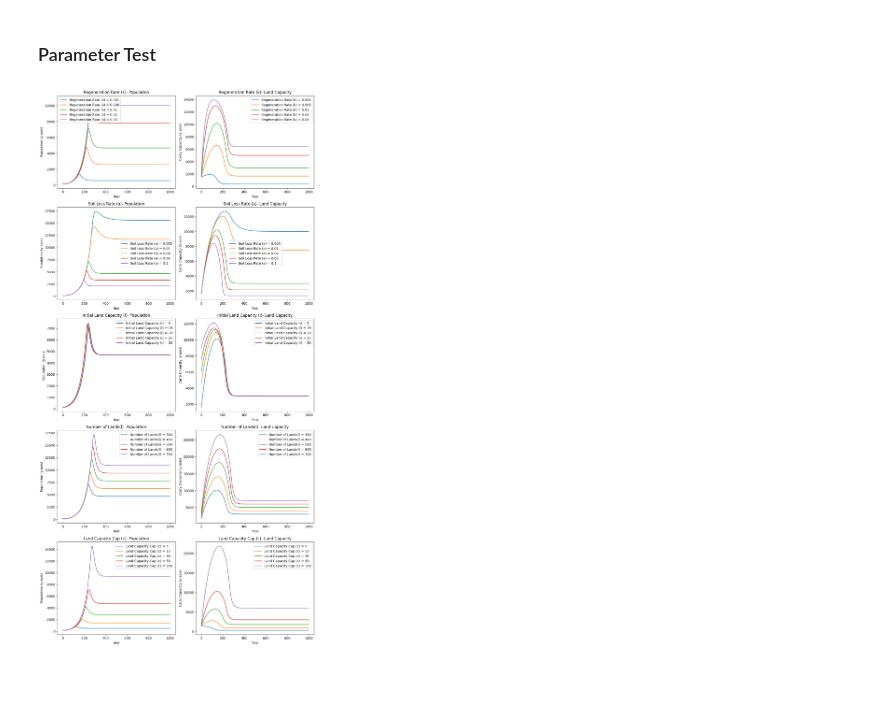
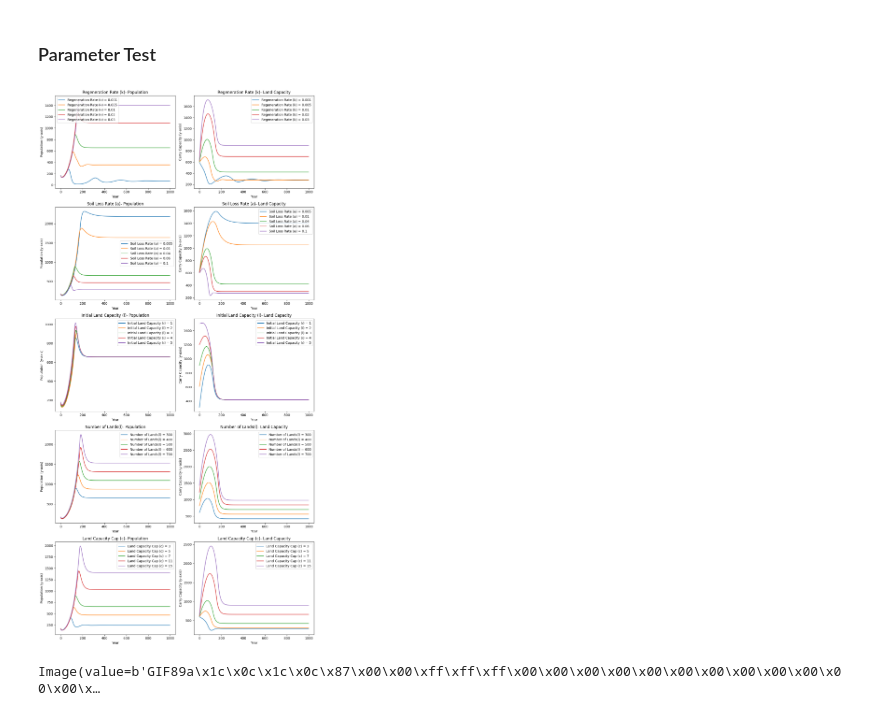
Before and after one commit to yutongliang723/Agent-Based-Model-CSH, a Jupyter notebook: Agent-Based Model - Week 4 Yutong.ipynb, the cells around one changed output. Saved outputs shown, nothing was run; the diff lists cells and outputs as text; code cells hidden in the pictures; blank space fills up the shorter version.

```diff
--- a/Agent-Based Model - Week 4 Yutong.ipynb
+++ b/Agent-Based Model - Week 4 Yutong.ipynb
@@ -160,11 +160,11 @@ def plot_commuism_simulation_population2(vec1, k, a, initial_population, initial
     plt.show()
 
 k = 0.01 # land recovery rate
-a = 0.02 # soil loss rate
+a = 0.1 # soil loss rate
 simulation_time = 1000 #simulation year
 initial_population = 200
-initial_capacity = 4
-initial_lands = 400
-K_star_t = 100
+initial_capacity = 3
+initial_lands = 1000
+K_star_t = 7
 plot_commuism_simulation_population2(vec1, k, a, initial_population, initial_lands, simulation_time, initial_capacity, K_star_t)
 # %% [output]
@@ -175,16 +175,16 @@ plot_commuism_simulation_population2(vec1, k, a, initial_population, initial_lan
 # %%
 
 k_range = [0.001, 0.005, 0.01, 0.02, 0.03] #recovering
-a_range = [0.005, 0.01, 0.04, 0.06, 0.1]
-i_range = [5, 15, 20, 25, 30] #initial_capacity
+a_range = [0.005, 0.01, 0.04, 0.06, 0.1] #depletion rate
+i_range = [1, 2, 3, 4, 5] #initial_capacity
 l_range = [300, 400, 500, 600, 700] #initial lands
-c_range = [5, 15, 30, 50, 100] #land capacity cap
+c_range = [3, 5, 7, 11, 15] #land capacity cap
 
 baseline_k = 0.01  # Select a baseline value for k
 baseline_a = 0.04  # Select a baseline value for a
-baseline_i = 5  # Select a baseline value for d
+baseline_i = 2  # Select a baseline value for i
 baseline_l = 300  # Select a baseline value for d
-baseline_c = 50  # Select a baseline value for c
+baseline_c = 7  # Select a baseline value for c
 
 # Vary k while keeping other parameters constant
 k_result_pop = []
@@ -227,31 +227,31 @@ for c in c_range:
     c_result_food.append(cap)
 
 parameters = [('Regeneration Rate (k)', k_range, k_result_pop, k_result_food),
               ('Soil Loss Rate (a)', a_range, a_result_pop, a_result_food),
               ('Initial Land Capacity (i)', i_range, i_result_pop, i_result_food),
               ('Number of Lands(l)', l_range, l_result_pop, l_result_food),
               ('Land Capacity Cap (c)', c_range, c_result_pop, c_result_food)]
 
 fig, axs = plt.subplots(len(parameters), 2, figsize=(12, 24))
 
 for i, (param_name, param_range, result_pop, result_food) in enumerate(parameters):
     for j in range(len(param_range)):
         axs[i, 0].plot(result_pop[j], label=f'{param_name} = {param_range[j]}')
 
     axs[i, 0].set_xlabel('Year')
     axs[i, 0].set_ylabel('Population (y-axis)')
     axs[i, 0].set_title(param_name + "- Population")
     axs[i, 0].legend()
 
     for j in range(len(param_range)):
         axs[i, 1].plot(result_food[j], label=f'{param_name} = {param_range[j]}')
 
     axs[i, 1].set_xlabel('Year')
     axs[i, 1].set_ylabel('Carry Capacity (y-axis)')
     axs[i, 1].set_title(param_name + "- Land Capacity")
     axs[i, 1].legend()
 
 plt.tight_layout()
 plt.show()
 # %% [output]
-[figure, old version]
+[figure, new version]
@@ -257,0 +307,46 @@ plt.show()
+# %%
+populations, K, _, U, data = communism_simulation_population_original(vec1, k, a, initial_population, initial_lands, simulation_time, initial_capacity, K_star_t)
+
+# Define the dimension of the grid
+grid_dim = int(np.sqrt(max(data[0].keys())))
+
+# Create a colormap
+cmap = plt.get_cmap('RdYlBu')
+
+
+# Function to render the animation for a given year
+def render_animation(year):
+    # Get the data for the current year
+    year_data = data.get(year, {})
+
+    # Create an image with a white background
+    image = Image.new('RGBA', (grid_dim * 100, grid_dim * 100), color=(255, 255, 255, 0))
+    draw = ImageDraw.Draw(image)
+
+    if year_data:
+        # Iterate over each land cell for the current year
+        for land_number, land_data in sorted(year_data.items()):
+            usage = land_data.get('usage', 0)
+            # Map the usage to a color
+            color = (0, 0, 255) if usage == 1 else (255, 255, 255)
+
+            # Calculate the position of the land cell
+            x = (land_number % grid_dim) * 100
+            y = (land_number // grid_dim) * 100
+
+            # Draw a rectangle representing the land cell
+            draw.rectangle([(x, y), (x + 100, y + 100)], fill=color)
+
+    return image
+# Create a list to store the animation frames
+animation_frames = []
+
+# Iterate over each year and generate frames
+for year in range(max(data.keys()) + 1):
+    image = render_animation(year)
+    animation_frames.append(image)
+
+animation_frames[0].save('usage.gif', format='GIF', append_images=animation_frames[1:], save_all=True, duration=200, loop=0, optimize=True)
+display(widgets.Image(value=open('usage.gif', 'rb').read()))
+# %% [output]
+Image(value=b'GIF89a\x1c\x0c\x1c\x0c\x87\x00\x00\xff\xff\xff\x00\x00\x00\x00\x00\x00\x00\x00\x00\x00\x00\x00\x…
```
Also changed, not shown: parts of 2 cells of this notebook, 3 other files.
